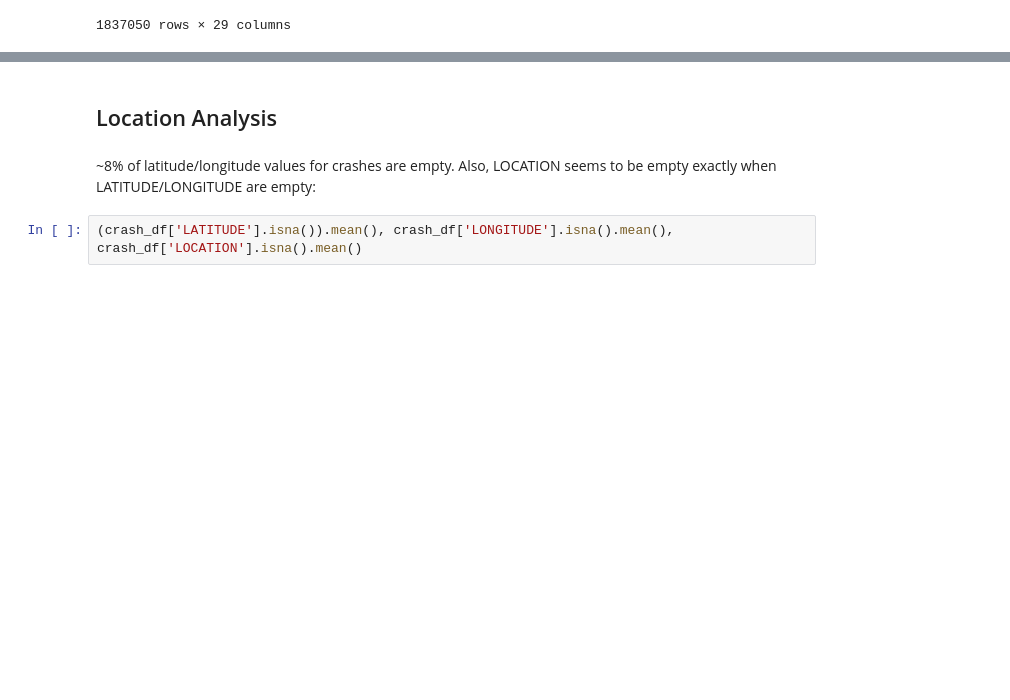
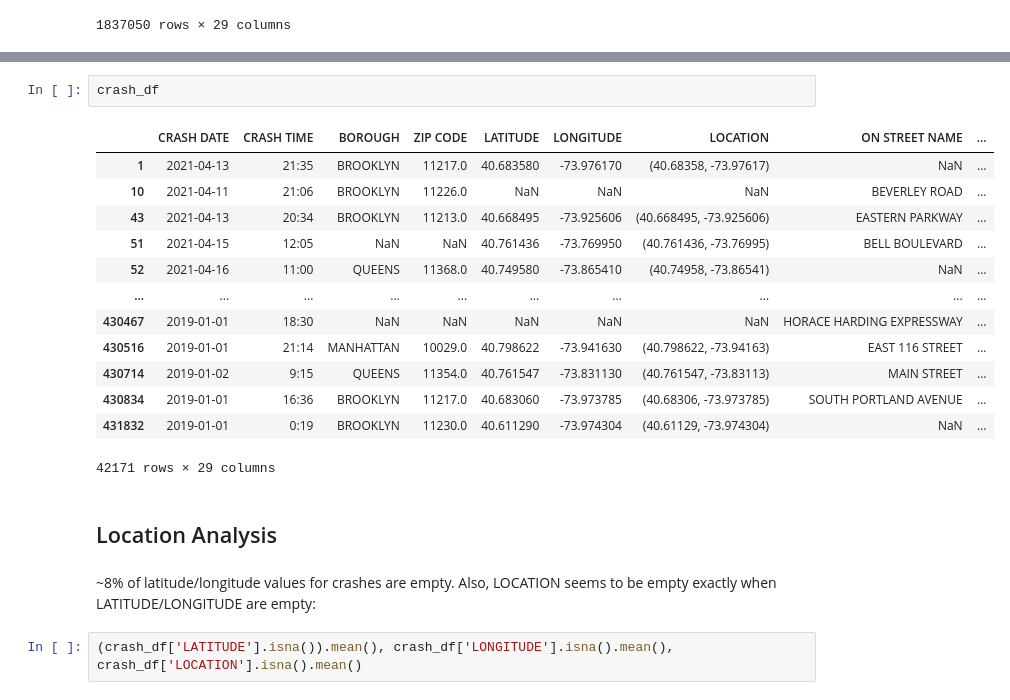
Before and after one commit to clyman23/spoke, a Jupyter notebook: notebooks/maxdumas/02_normalizing-crash-data.ipynb, the cells around one changed output, grey strips where cells are left out. Drawn from its saved outputs; the diff is of its cells as text; blank space fills up the shorter version.

```diff
--- a/notebooks/maxdumas/02_normalizing-crash-data.ipynb
+++ b/notebooks/maxdumas/02_normalizing-crash-data.ipynb
@@ -53,3 +57,19 @@ crash_df = crash_df.query('(`NUMBER OF PEDESTRIANS INJURED` > 0) '
+# %%
+crash_df
+# %% [output]
+|  | CRASH DATE | CRASH TIME | BOROUGH | ZIP CODE | LATITUDE | LONGITUDE | LOCATION | ON STREET NAME | ... |
+| 1 | 2021-04-13 | 21:35 | BROOKLYN | 11217.0 | 40.683580 | -73.976170 | (40.68358, -73.97617) | NaN | ... |
+| 10 | 2021-04-11 | 21:06 | BROOKLYN | 11226.0 | NaN | NaN | NaN | BEVERLEY ROAD | ... |
+| 43 | 2021-04-13 | 20:34 | BROOKLYN | 11213.0 | 40.668495 | -73.925606 | (40.668495, -73.925606) | EASTERN PARKWAY | ... |
+| 51 | 2021-04-15 | 12:05 | NaN | NaN | 40.761436 | -73.769950 | (40.761436, -73.76995) | BELL BOULEVARD | ... |
+| 52 | 2021-04-16 | 11:00 | QUEENS | 11368.0 | 40.749580 | -73.865410 | (40.74958, -73.86541) | NaN | ... |
+| ... | ... | ... | ... | ... | ... | ... | ... | ... | ... |
+| 430467 | 2019-01-01 | 18:30 | NaN | NaN | NaN | NaN | NaN | HORACE HARDING EXPRESSWAY | ... |
+| 430516 | 2019-01-01 | 21:14 | MANHATTAN | 10029.0 | 40.798622 | -73.941630 | (40.798622, -73.94163) | EAST 116 STREET | ... |
+| 430714 | 2019-01-02 | 9:15 | QUEENS | 11354.0 | 40.761547 | -73.831130 | (40.761547, -73.83113) | MAIN STREET | ... |
+| 430834 | 2019-01-01 | 16:36 | BROOKLYN | 11217.0 | 40.683060 | -73.973785 | (40.68306, -73.973785) | SOUTH PORTLAND AVENUE | ... |
+| 431832 | 2019-01-01 | 0:19 | BROOKLYN | 11230.0 | 40.611290 | -73.974304 | (40.61129, -73.974304) | NaN | ... |
+42171 rows × 29 columns
 # %% [markdown]
 ## Location Analysis
 # %% [markdown]
```
Also changed, not shown: parts of 12 cells of this notebook, 2 other files.
